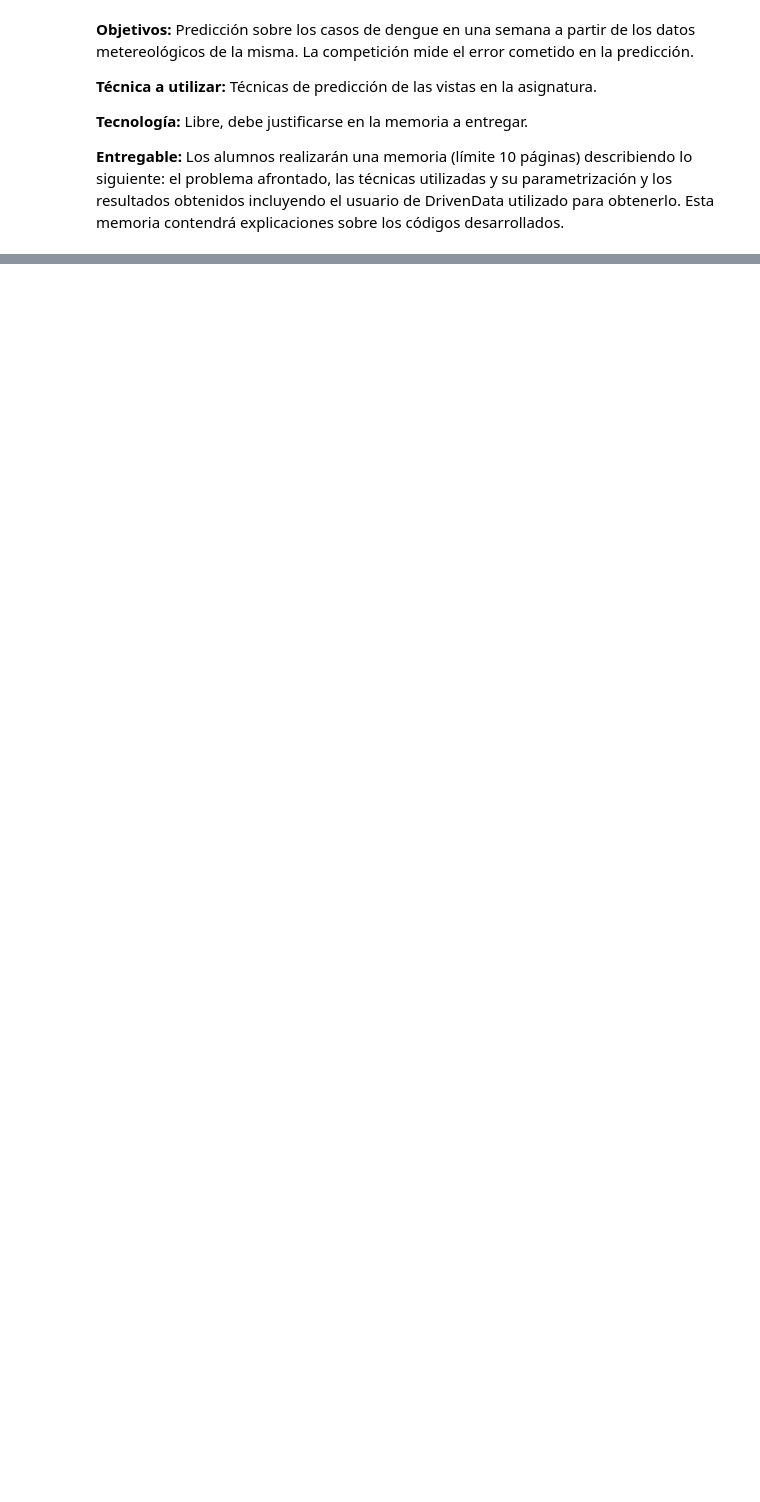
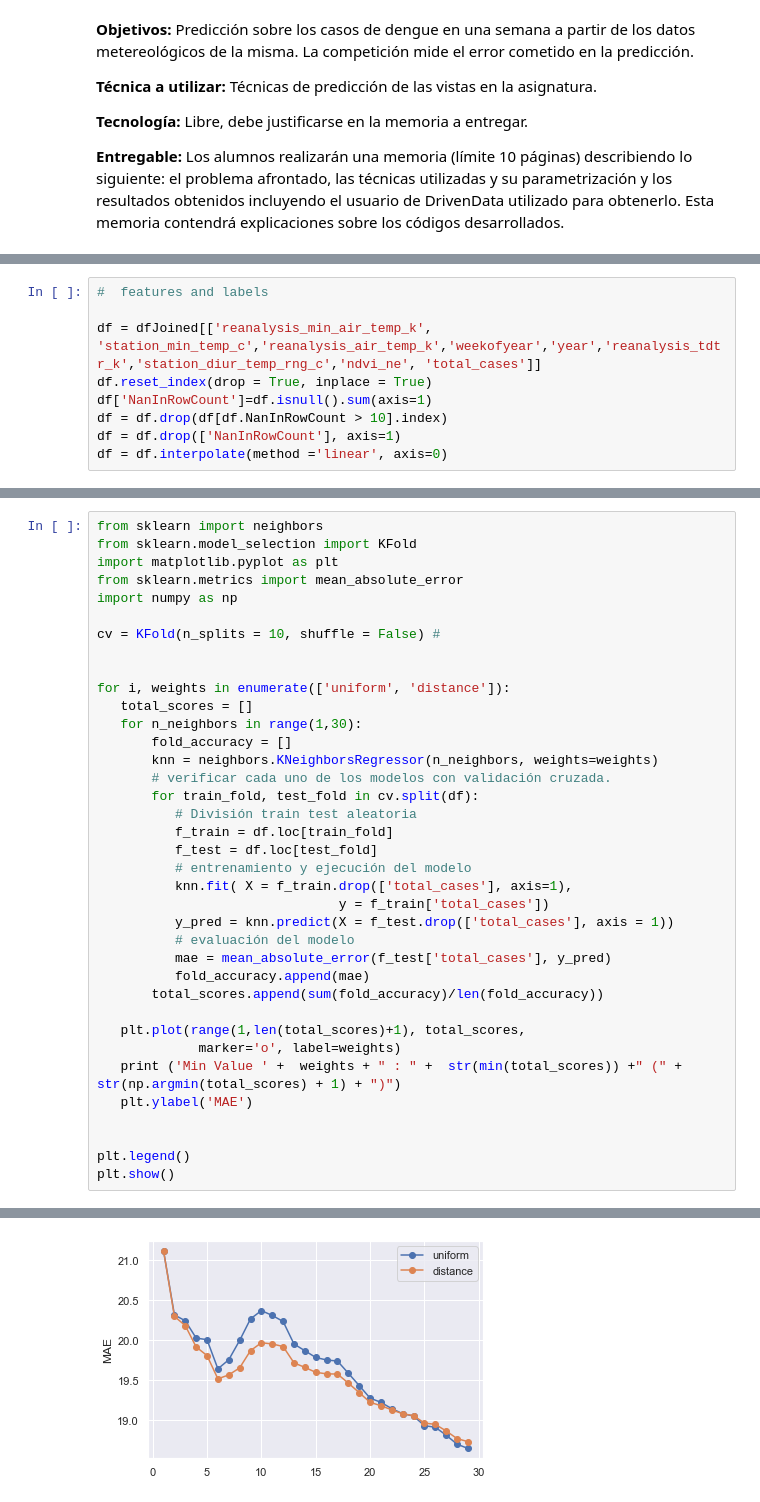
Before and after one commit to DanielEdu/MGIB06_DengueAI, a Jupyter notebook: AG02_Prediction.ipynb, the cells around one changed output, grey strips where cells are left out. Drawn from its saved outputs; the diff is of its cells as text; blank space fills up the shorter version.

```diff
--- a/AG02_Prediction.ipynb
+++ b/AG02_Prediction.ipynb
@@ -19,0 +73,9 @@ NameError: name 'jj' is not defined
+# %%
+#  features and labels
+
+df = dfJoined[['reanalysis_min_air_temp_k', 'station_min_temp_c','reanalysis_air_temp_k','weekofyear','year','reanalysis_tdtr_k','station_diur_temp_rng_c','ndvi_ne', 'total_cases']]
+df.reset_index(drop = True, inplace = True)
+df['NanInRowCount']=df.isnull().sum(axis=1)
+df = df.drop(df[df.NanInRowCount > 10].index)
+df = df.drop(['NanInRowCount'], axis=1)
+df = df.interpolate(method ='linear', axis=0)
@@ -19,0 +91,38 @@ NameError: name 'jj' is not defined
+# %%
+from sklearn import neighbors
+from sklearn.model_selection import KFold
+import matplotlib.pyplot as plt
+from sklearn.metrics import mean_absolute_error
+import numpy as np
+
+cv = KFold(n_splits = 10, shuffle = False) #
+
+
+for i, weights in enumerate(['uniform', 'distance']):
+   total_scores = []
+   for n_neighbors in range(1,30):
+       fold_accuracy = []
+       knn = neighbors.KNeighborsRegressor(n_neighbors, weights=weights)
+       # verificar cada uno de los modelos con validación cruzada.
+       for train_fold, test_fold in cv.split(df):
+          # División train test aleatoria
+          f_train = df.loc[train_fold]
+          f_test = df.loc[test_fold]
+          # entrenamiento y ejecución del modelo
+          knn.fit( X = f_train.drop(['total_cases'], axis=1),
+                               y = f_train['total_cases'])
+          y_pred = knn.predict(X = f_test.drop(['total_cases'], axis = 1))
+          # evaluación del modelo
+          mae = mean_absolute_error(f_test['total_cases'], y_pred)
+          fold_accuracy.append(mae)
+       total_scores.append(sum(fold_accuracy)/len(fold_accuracy))
+
+   plt.plot(range(1,len(total_scores)+1), total_scores,
+             marker='o', label=weights)
+   print ('Min Value ' +  weights + " : " +  str(min(total_scores)) +" (" + str(np.argmin(total_scores) + 1) + ")")
+   plt.ylabel('MAE')
+
+
+plt.legend()
+plt.show()
+# %% [output]
@@ -19,0 +131 @@ NameError: name 'jj' is not defined
+[figure, added]
```
Also changed, not shown: parts of 53 cells of this notebook, 11 other files.
